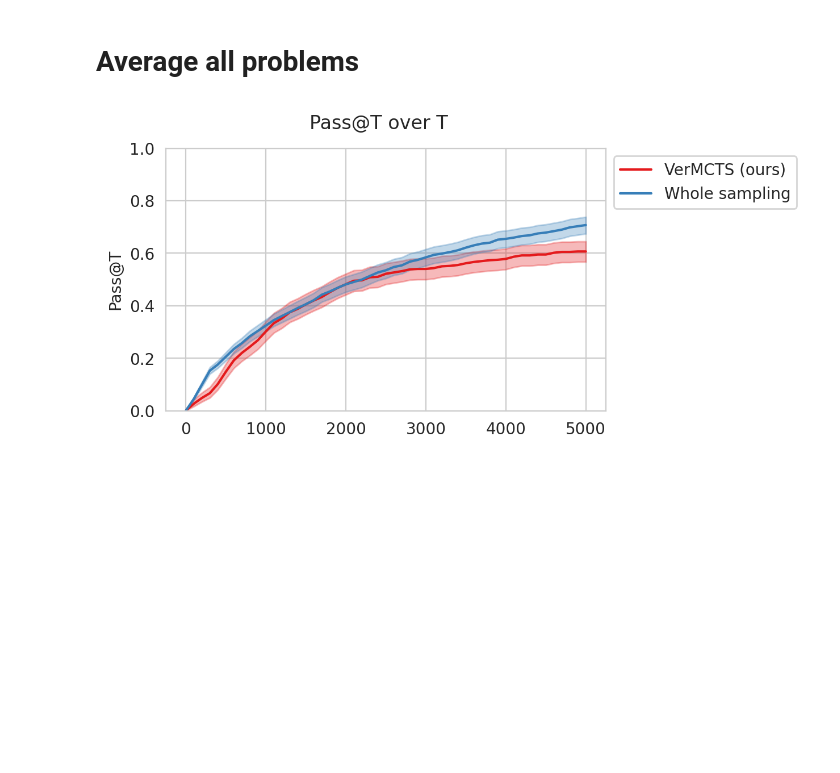
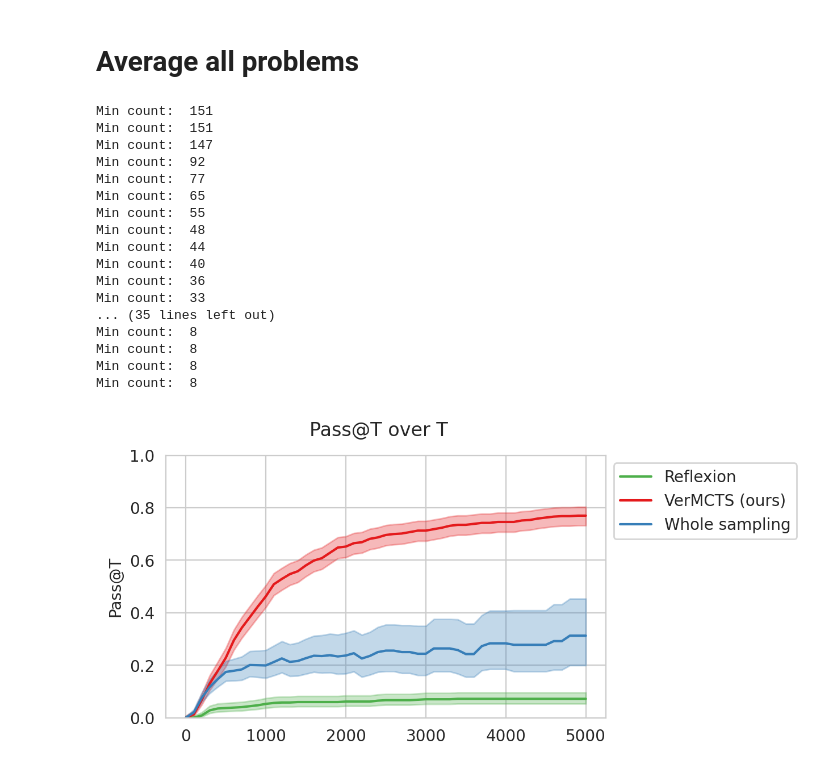
Before and after one commit to namin/llm-verified-with-monte-carlo-tree-search, a Jupyter notebook: notebooks/plot_all.ipynb, the cells around one changed output. Drawn from its saved outputs; the diff is of its cells as text; code cells hidden in the pictures; blank space fills up the shorter version.

```diff
--- a/notebooks/plot_all.ipynb
+++ b/notebooks/plot_all.ipynb
@@ -27,7 +27,8 @@ whole_groups = [
     # "whole-dafny5-1",
     # "whole-dafny5-2",
     # "whole-nohints3-1",
-    "whole-checks7-1",
+    # "whole-checks7-1",
+    "whole-dafnychecks6-1",
 ]
 
 whole_keys = ["n_tokens", "is_solution", "score_sign", "time"]
@@ -73,7 +78,9 @@ tree_groups = [
             #     "rollout-dafny5-1",
             #     "vmcts-dafny5-2",
             #     "vmcts-nohints3-1",
-                "vmcts-checks7-1",
+            #     "vmcts-checks7-1",
+            "vmcts-dafnychecks6-1",
+            "reflexion-dafnychecks6-1",
                ]
 
 tree_keys = [
@@ -117,17 +124,26 @@ def confidence_interval(successes, trials=100):
     return ci.low, ci.high
 
 def compute_whole_pass_at_t_and_ci(df, t):
-    passes = []
-    token_counter = 0
-    for row in df.iterrows():
-        token_counter += row[1]["n_tokens"]
-        if token_counter > t:
-            passes.append(0)
-            token_counter = 0
-        elif row[1]["is_solution"]:
-            passes.append(1)
-            token_counter = 0
+    prob_passes = {}
+    for problem in df["problem_name"].unique():
+        passes = []
+        problem_df = df[df["problem_name"] == problem]
+        token_counter = 0
+        for row in problem_df.iterrows():
+            token_counter += row[1]["n_tokens"]
+            if token_counter > t:
+                passes.append(0)
+                token_counter = 0
+            elif row[1]["is_solution"]:
+                passes.append(1)
+                token_counter = 0
+        prob_passes[problem] = passes
 
+    # Normalize by problem
+    min_prob_count = min([len(prob_passes[problem]) for problem in prob_passes])
+    print("Min count: ", min_prob_count)
+    shortened_passes = {problem: passes[:min_prob_count] for problem, passes in prob_passes.items()}
+    passes = [p for passes in shortened_passes.values() for p in passes]
 
     total_passes = np.sum(passes)
     total_trials = len(passes)
@@ -209,19 +242,34 @@ plt.show()
 # %%
 fig, axs = plt.subplots(1, 1, figsize=(5, 3), dpi=200)
 sns.set_style("whitegrid")
 
 for alg in tree_df["alg"].unique():
-    if alg in ["reflexion", "rollout"]:
-        continue
     select_df = tree_df[tree_df["alg"] == alg]
     plot_pass(select_df, axs)
 
 plot_pass(whole_df, axs)
 
 axs.set_ylabel("Pass@T")
 axs.legend(loc="upper left", bbox_to_anchor=(1,1))
 
 plt.suptitle("Pass@T over T")
 plt.show()
 # %% [output]
+Min count:  151
+Min count:  151
+Min count:  147
+Min count:  92
+Min count:  77
+Min count:  65
+Min count:  55
+Min count:  48
+Min count:  44
+Min count:  40
+Min count:  36
+Min count:  33
+... (35 lines left out)
+Min count:  8
+Min count:  8
+Min count:  8
+Min count:  8
-[figure, old version]
+[figure, new version]
```
Also changed, not shown: parts of 5 cells of this notebook, 6 other files.
